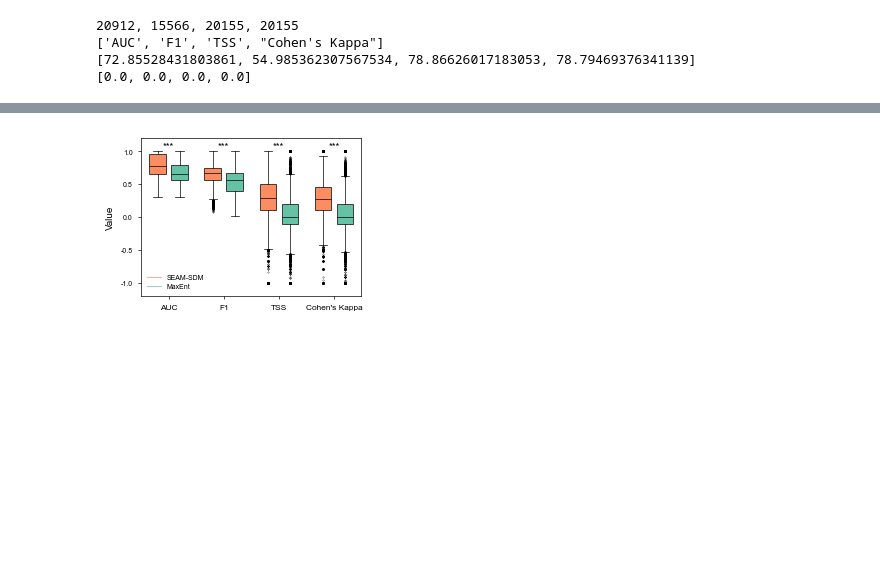
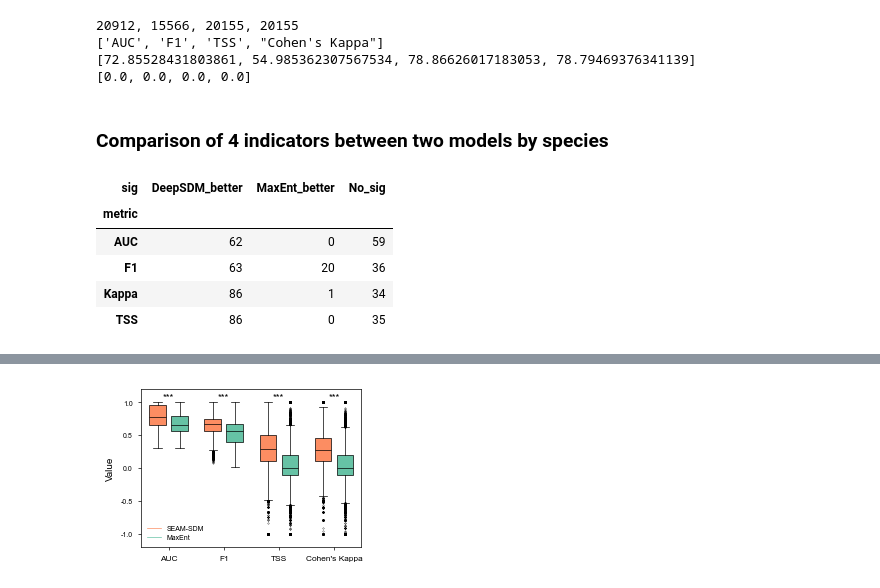
Before and after one commit to KLKua/DeepSDM, a Jupyter notebook: Fig4_nichespace.ipynb, the cells around one changed output, grey strips where cells are left out. Drawn from its saved outputs; the diff is of its cells as text; code cells hidden in the pictures; blank space fills up the shorter version.

Commit message:
Rewrite comparison of two models

```diff
--- a/Fig4_nichespace.ipynb
+++ b/Fig4_nichespace.ipynb
@@ -218,3 +218,5 @@ print(p_values)
 ['AUC', 'F1', 'TSS', "Cohen's Kappa"]
 [72.85528431803861, 54.985362307567534, 78.86626017183053, 78.79469376341139]
 [0.0, 0.0, 0.0, 0.0]
+# %% [markdown]
+### Comparison of 4 indicators between two models by species
@@ -220,0 +383,10 @@ print(p_values)
+# %%
+summary = res.groupby(["metric", "sig"]).size().unstack(fill_value=0)
+summary
+# %% [output]
+| sig | DeepSDM_better | MaxEnt_better | No_sig |
+| metric |  |  |  |
+| AUC | 62 | 0 | 59 |
+| F1 | 63 | 20 | 36 |
+| Kappa | 86 | 1 | 34 |
+| TSS | 86 | 0 | 35 |
```
Also changed, not shown: parts of 12 cells of this notebook.
